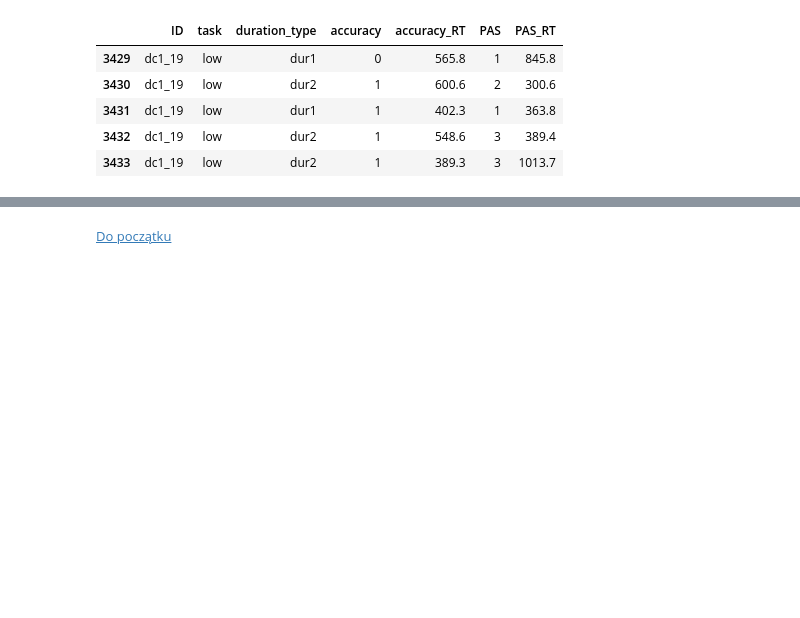
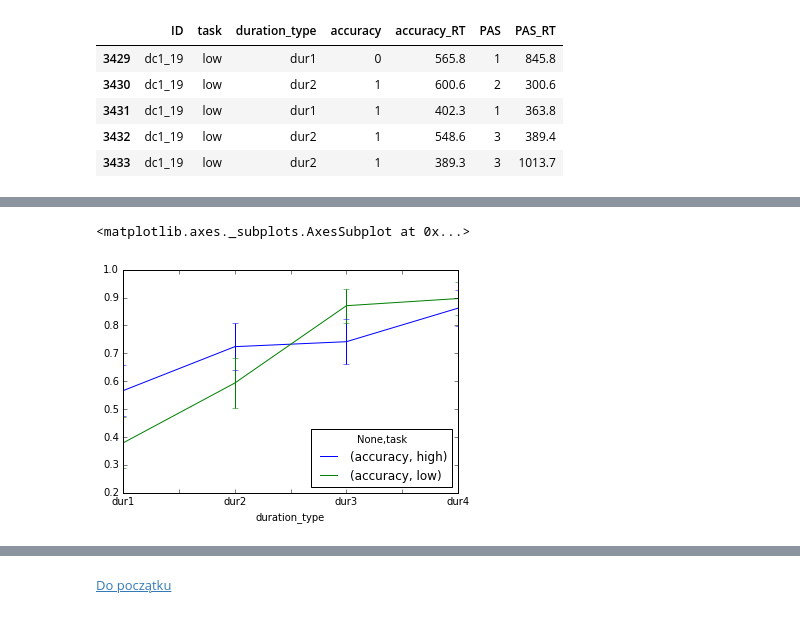
Before and after one commit to mkoculak/Warsztat-programowania, a Jupyter notebook: Warsztat 1-9.ipynb, the cells around one changed output, grey strips where cells are left out. Drawn from its saved outputs; the diff is of its cells as text; code cells hidden in the pictures; blank space fills up the shorter version.

```diff
--- a/Warsztat 1-9.ipynb
+++ b/Warsztat 1-9.ipynb
@@ -106,3 +122,5 @@ d19.head()
 | 3431 | dc1_19 | low | dur1 | 1 | 402.3 | 1 | 363.8 |
 | 3432 | dc1_19 | low | dur2 | 1 | 548.6 | 3 | 389.4 |
 | 3433 | dc1_19 | low | dur2 | 1 | 389.3 | 3 | 1013.7 |
+# %%
+acc19 = d19[['task','duration_type','accuracy']].groupby(['task','duration_type']).mean()
@@ -108,0 +137,5 @@ d19.head()
+# %%
+acc19.unstack('task').plot(yerr=err19)
+# %% [output]
+<matplotlib.axes._subplots.AxesSubplot at 0x...>
+[figure, added]
```
Also changed, not shown: parts of 15 cells of this notebook.
